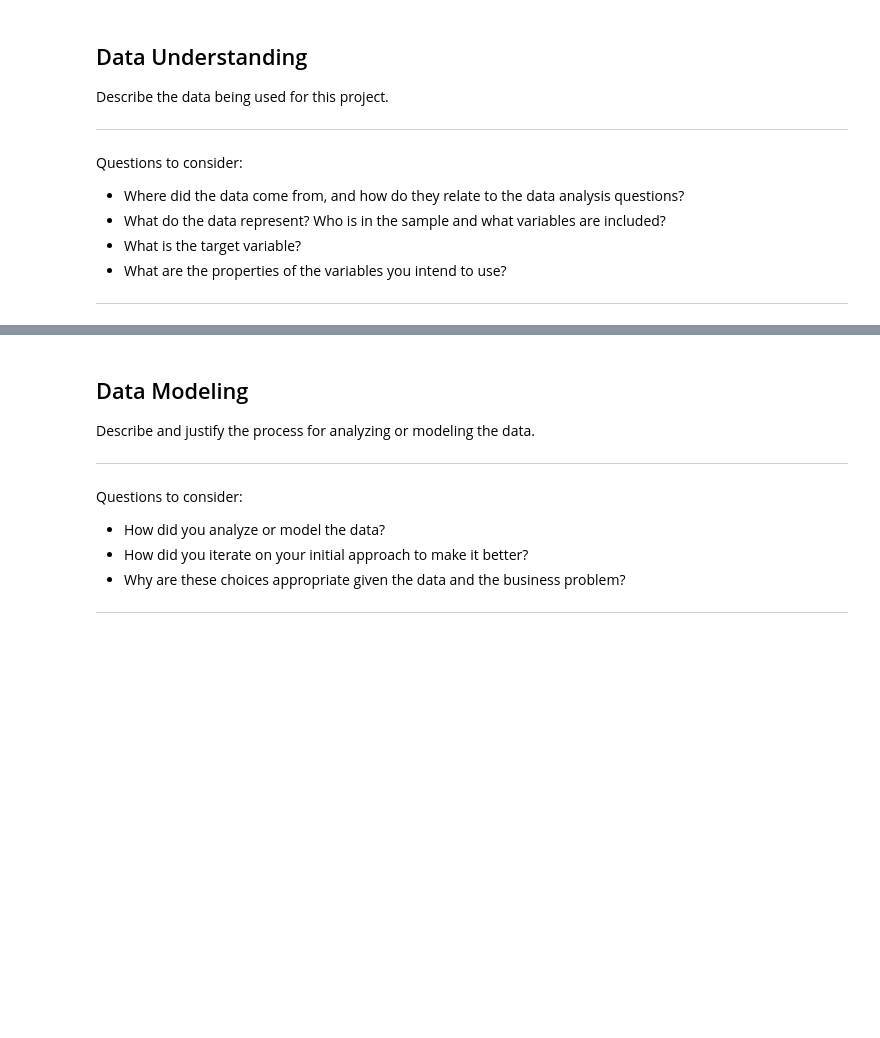
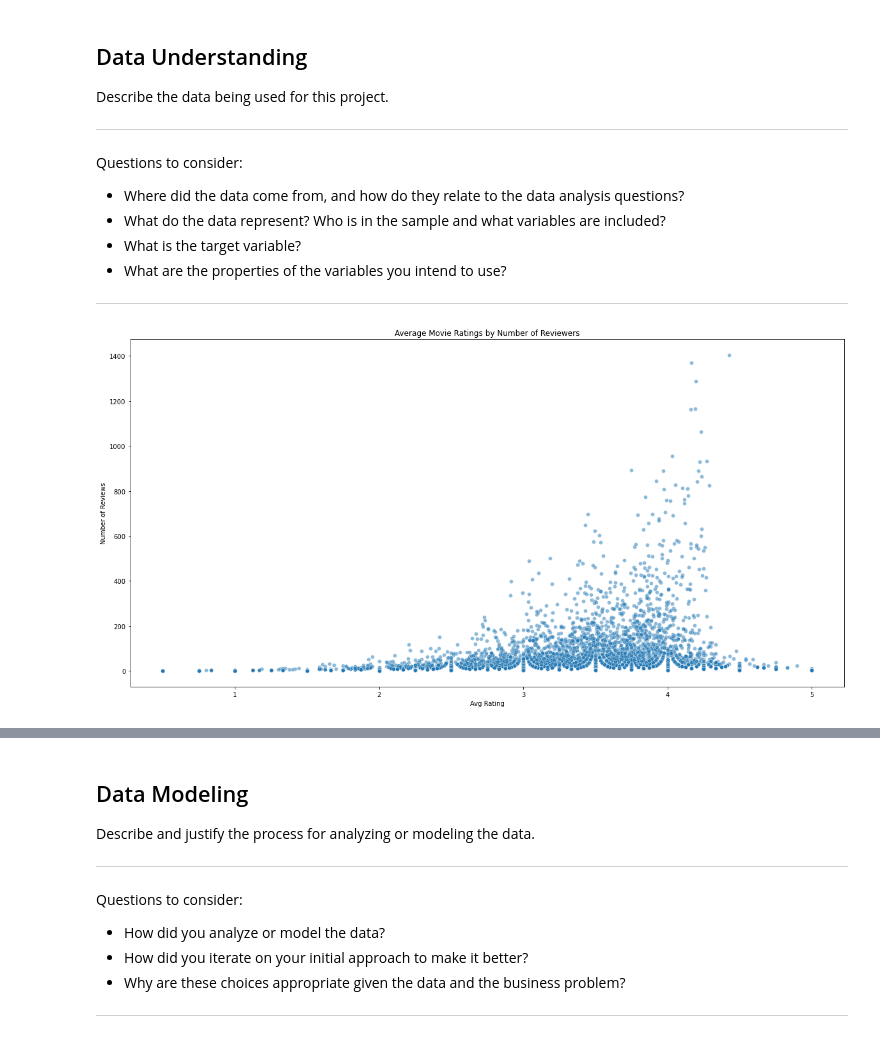
Before and after one commit to RedDragonfruit/MovieLens_Recommendation, a Jupyter notebook: main.ipynb, the cells around one changed output, grey strips where cells are left out. Saved outputs shown, nothing was run; the diff lists cells and outputs as text; code cells hidden in the pictures; blank space fills up the shorter version.

Commit message:
refactored visualizations

```diff
--- a/main.ipynb
+++ b/main.ipynb
@@ -39,3 +39,7 @@ import seaborn as sns
 from sklearn.metrics import pairwise_distances
 
 %matplotlib inline
+# %%
+viz.viz_1()
+# %% [output]
+[figure, added]
```
Also changed, not shown: parts of 49 cells of this notebook, 1 other file.
